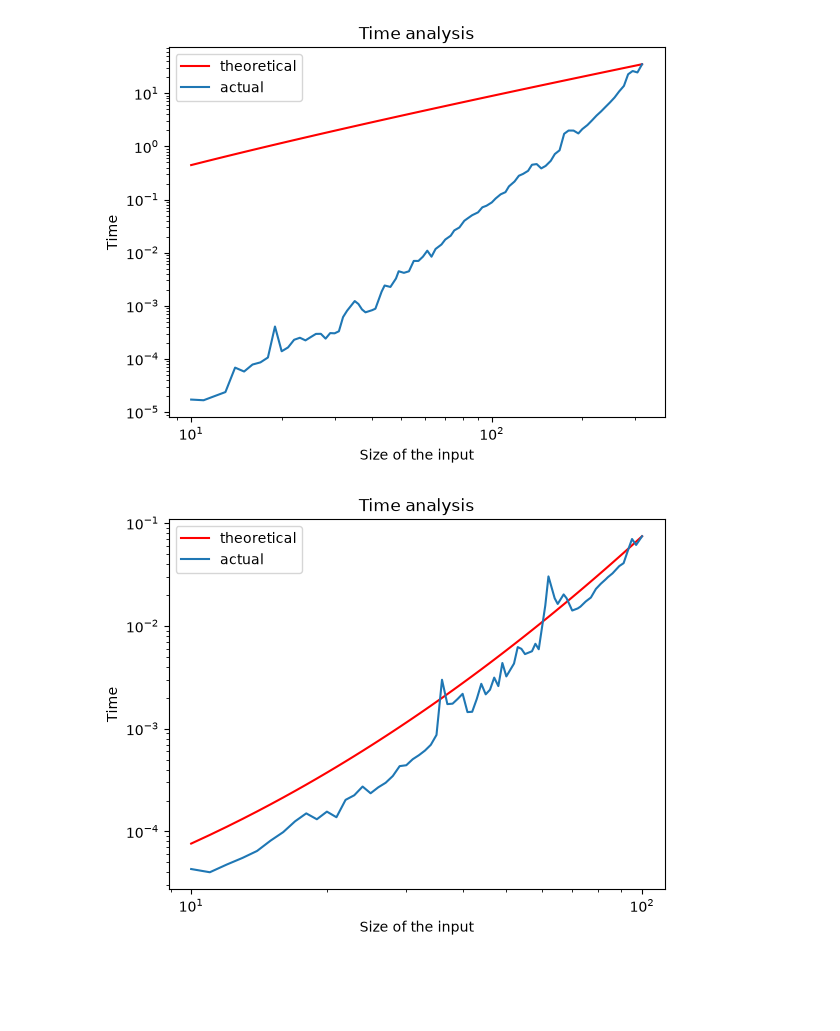
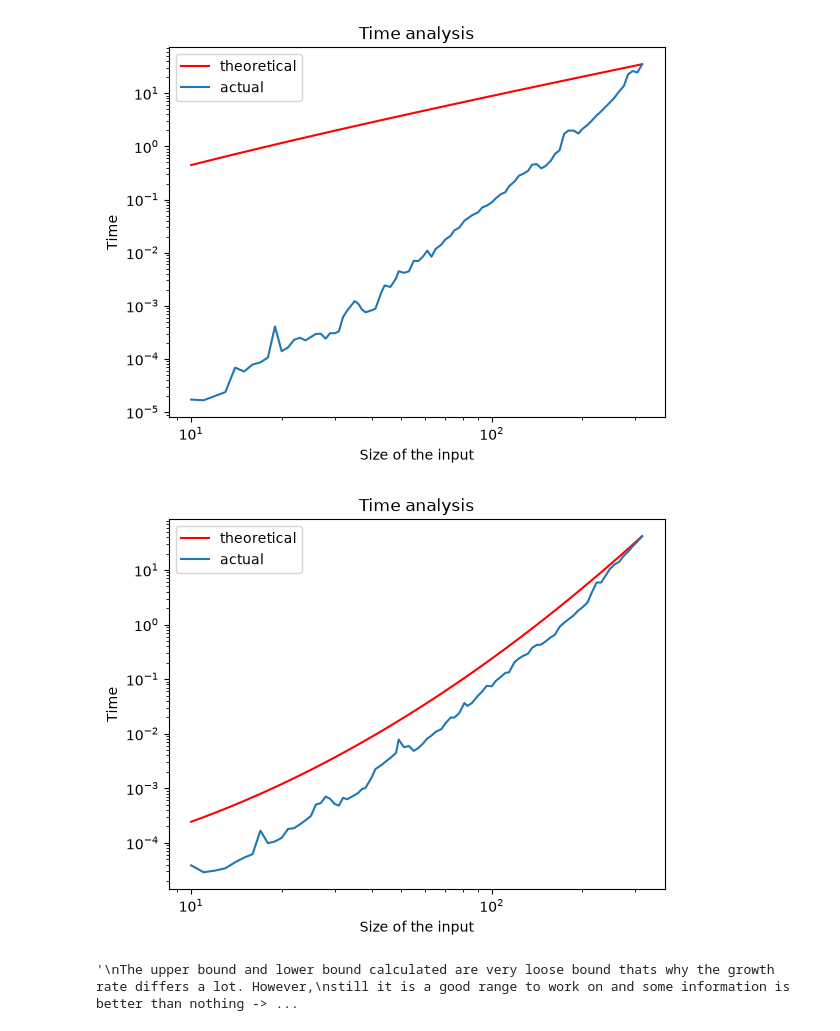
Before and after one commit to amanml2026/DSA-journey, a Jupyter notebook: complexity_analysis.ipynb, the cells around one changed output. Cells and saved outputs as stored; diff of their text form; code cells hidden in the pictures; blank space fills up the shorter version.

Commit message:
Summarised the latest algorithm analysis

```diff
--- a/complexity_analysis.ipynb
+++ b/complexity_analysis.ipynb
@@ -203,6 +203,17 @@ Time_Analyse(recursive_algorithm,lambda n: n * math.log2(n),max_size=2.5)
 [figure]
 # %%
 # Tight bound calculated is ~ (n^Θ(logn))
-Time_Analyse(recursive_algorithm,lambda n: n ** (0.3*math.log2(n)),max_size=2)
+Time_Analyse(recursive_algorithm,lambda n: n ** (0.3*math.log2(n)),max_size=2.5)
 # %% [output]
-[figure, old version]
+[figure, new version]
+# %%
+'''
+The upper bound and lower bound calculated are very loose bound thats why the growth rate differs a lot. However,
+still it is a good range to work on and some information is better than nothing -> Keeping in mind we calculated them
+with lot of sloppiness i.e we considered T(n) = T(n-1) + T(n/2) + n as T(n) < 2T(n-1) + n because T(n-1) > T(n/2) as the
+height of tree is n>logn and similarly, T(n) > 2T(n/2) + n --> Very simple to solve
+But the tight bound we calculated taking some time got T(n) = n^Θ(logn) which represented the growth rate very precisely.
+
+'''
+# %% [output]
+'\nThe upper bound and lower bound calculated are very loose bound thats why the growth rate differs a lot. However,\nstill it is a good range to work on and some information is better than nothing -> ...
```
